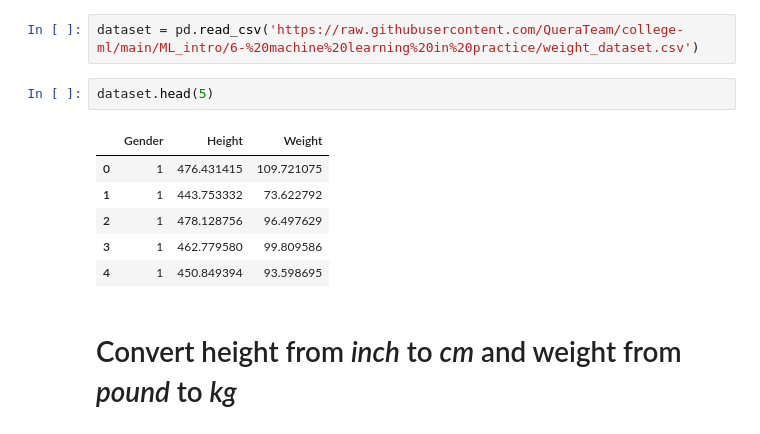
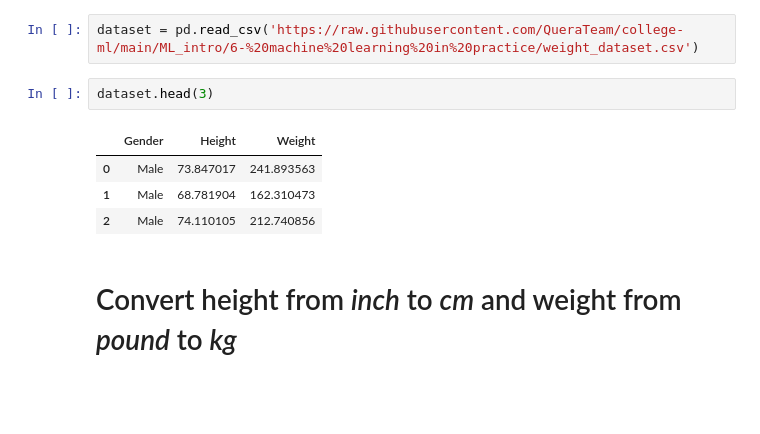
Before and after one commit to AsranCo/Sample, a Jupyter notebook: Jupyter/weight_prediction.ipynb, the cells around one changed output. Saved outputs shown, nothing was run; the diff lists cells and outputs as text; blank space fills up the shorter version.

```diff
--- a/Jupyter/weight_prediction.ipynb
+++ b/Jupyter/weight_prediction.ipynb
@@ -16,14 +16,12 @@ from math import sqrt
 # %%
 dataset = pd.read_csv('https://raw.githubusercontent.com/QueraTeam/college-ml/main/ML_intro/6-%20machine%20learning%20in%20practice/weight_dataset.csv')
 # %%
-dataset.head(5)
+dataset.head(3)
 # %% [output]
 |  | Gender | Height | Weight |
-| 0 | 1 | 476.431415 | 109.721075 |
-| 1 | 1 | 443.753332 | 73.622792 |
-| 2 | 1 | 478.128756 | 96.497629 |
-| 3 | 1 | 462.779580 | 99.809586 |
-| 4 | 1 | 450.849394 | 93.598695 |
+| 0 | Male | 73.847017 | 241.893563 |
+| 1 | Male | 68.781904 | 162.310473 |
+| 2 | Male | 74.110105 | 212.740856 |
 # %% [markdown]
 # Convert height from *inch* to *cm* and weight from *pound* to *kg*
 # %%
```
Also changed, not shown: parts of 3 cells of this notebook.
